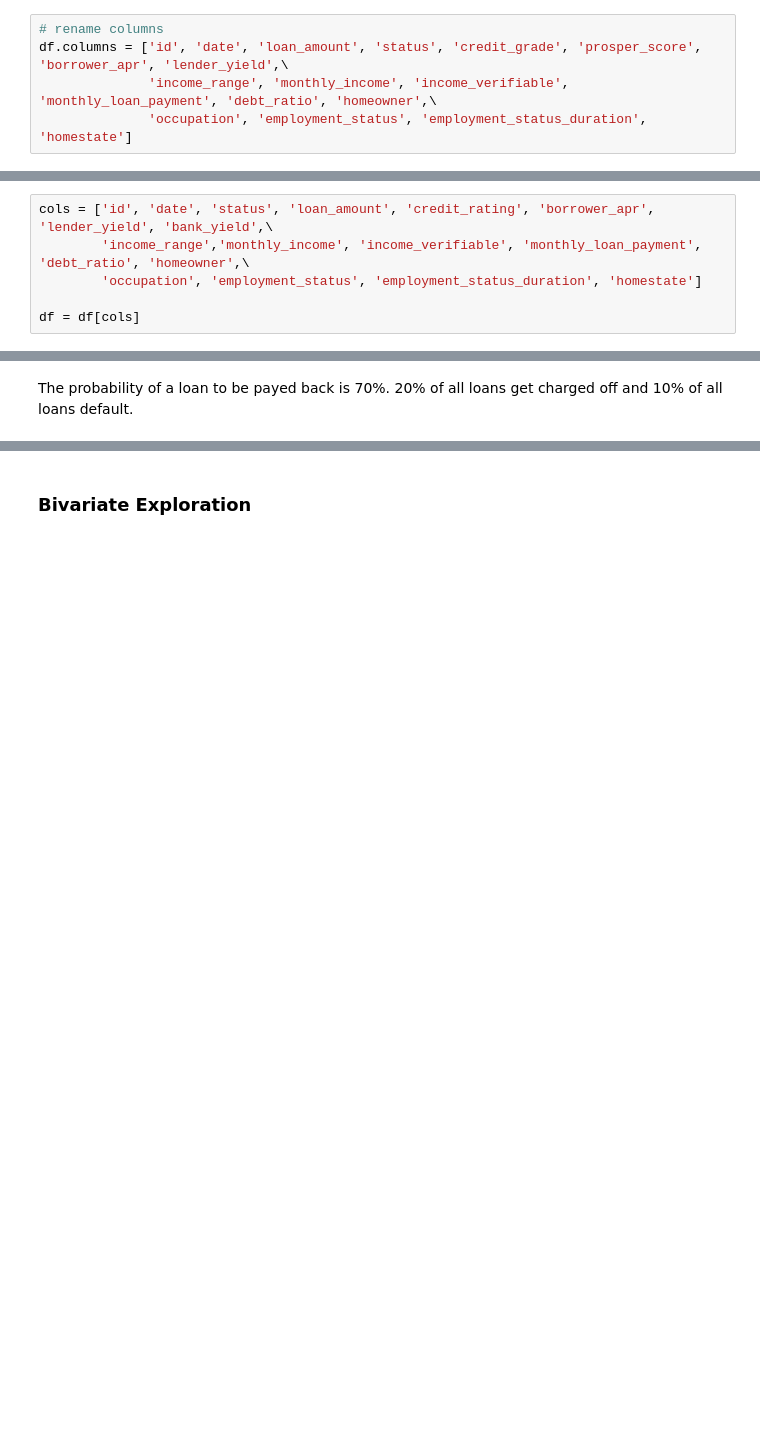
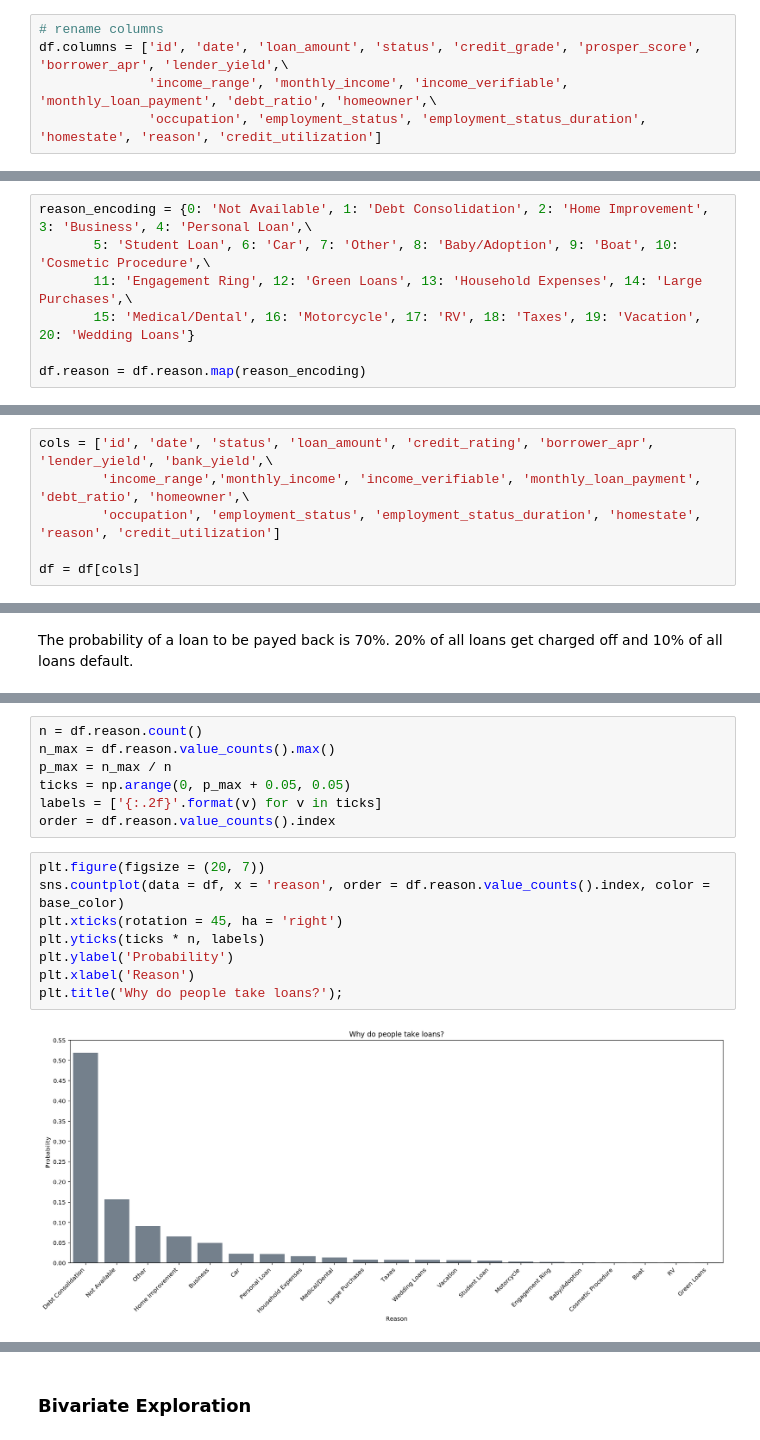
Before and after one commit to janikvalentin/Loan_Data_EDA, a Jupyter notebook: Loan_Data_Investigation.ipynb, the cells around one changed output, grey strips where cells are left out. Drawn from its saved outputs; the diff is of its cells as text; blank space fills up the shorter version.

Commit message:
feat: add exploration of causes to take loans

```diff
--- a/Loan_Data_Investigation.ipynb
+++ b/Loan_Data_Investigation.ipynb
@@ -34,7 +34,7 @@ df = df[['ListingNumber', 'ListingCreationDate', 'LoanOriginalAmount', 'LoanStat
 # rename columns
 df.columns = ['id', 'date', 'loan_amount', 'status', 'credit_grade', 'prosper_score', 'borrower_apr', 'lender_yield',\
               'income_range', 'monthly_income', 'income_verifiable', 'monthly_loan_payment', 'debt_ratio', 'homeowner',\
-              'occupation', 'employment_status', 'employment_status_duration', 'homestate']
+              'occupation', 'employment_status', 'employment_status_duration', 'homestate', 'reason', 'credit_utilization']
 # %% [markdown]
 #### Test
 # %%
@@ -85,0 +92,7 @@ memory usage: 13.3+ MB
+# %%
+reason_encoding = {0: 'Not Available', 1: 'Debt Consolidation', 2: 'Home Improvement', 3: 'Business', 4: 'Personal Loan',\
+       5: 'Student Loan', 6: 'Car', 7: 'Other', 8: 'Baby/Adoption', 9: 'Boat', 10: 'Cosmetic Procedure',\
+       11: 'Engagement Ring', 12: 'Green Loans', 13: 'Household Expenses', 14: 'Large Purchases',\
+       15: 'Medical/Dental', 16: 'Motorcycle', 17: 'RV', 18: 'Taxes', 19: 'Vacation', 20: 'Wedding Loans'}
+
+df.reason = df.reason.map(reason_encoding)
@@ -148,7 +171,7 @@ cols
 # %%
 cols = ['id', 'date', 'status', 'loan_amount', 'credit_rating', 'borrower_apr', 'lender_yield', 'bank_yield',\
         'income_range','monthly_income', 'income_verifiable', 'monthly_loan_payment', 'debt_ratio', 'homeowner',\
-        'occupation', 'employment_status', 'employment_status_duration', 'homestate']
+        'occupation', 'employment_status', 'employment_status_duration', 'homestate', 'reason', 'credit_utilization']
 
 df = df[cols]
 # %% [markdown]
@@ -321,0 +347,17 @@ The probability of a loan to be payed back is 70%. 20% of all loans get charged
+# %%
+n = df.reason.count()
+n_max = df.reason.value_counts().max()
+p_max = n_max / n
+ticks = np.arange(0, p_max + 0.05, 0.05)
+labels = ['{:.2f}'.format(v) for v in ticks]
+order = df.reason.value_counts().index
+# %%
+plt.figure(figsize = (20, 7))
+sns.countplot(data = df, x = 'reason', order = df.reason.value_counts().index, color = base_color)
+plt.xticks(rotation = 45, ha = 'right')
+plt.yticks(ticks * n, labels)
+plt.ylabel('Probability')
+plt.xlabel('Reason')
+plt.title('Why do people take loans?');
+# %% [output]
+[figure, added]
```
Also changed, not shown: parts of 16 cells of this notebook.
